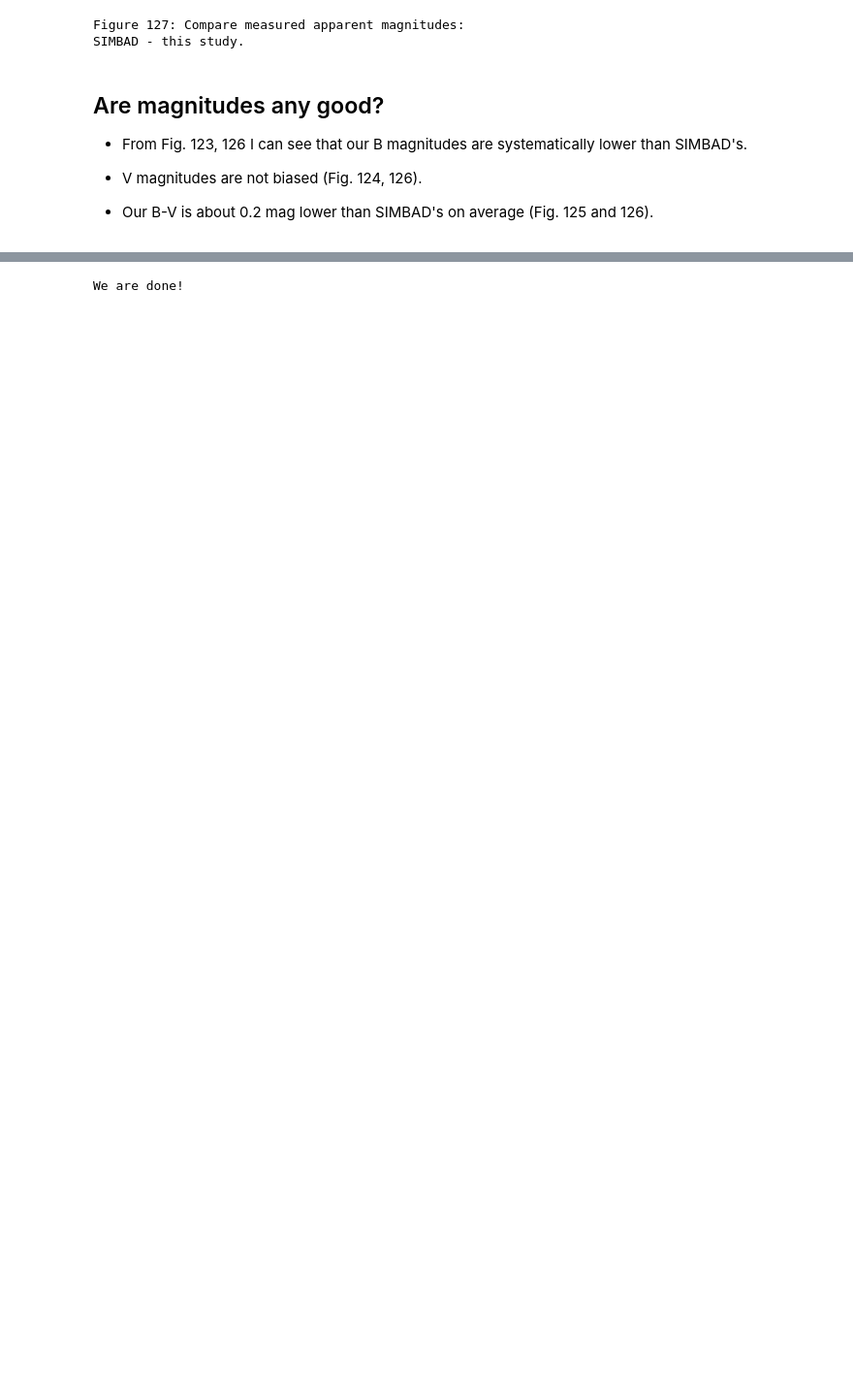
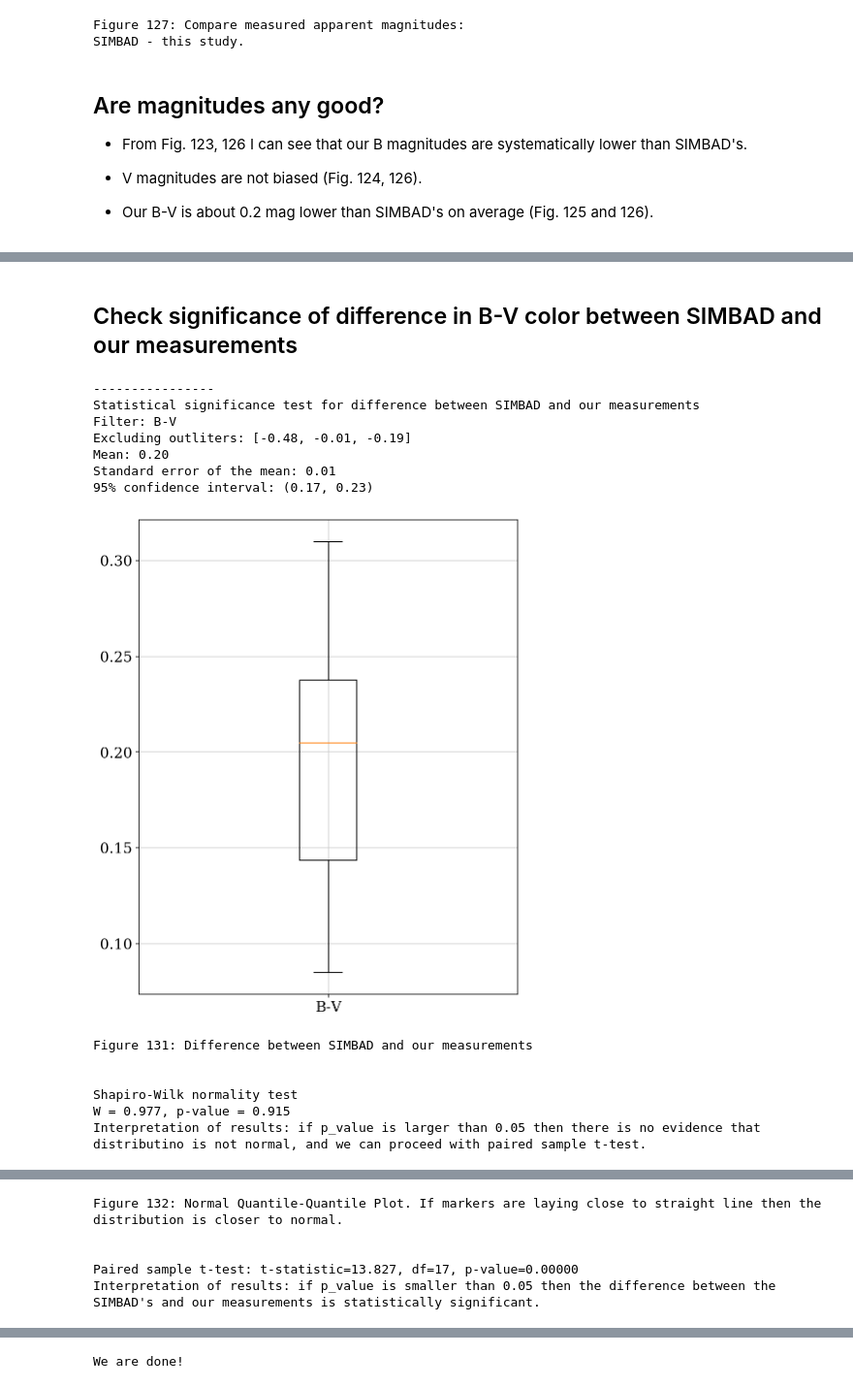
Before and after one commit to evgenyneu/asp3231_project, a Jupyter notebook: code/065_verify_magnitudes/verify_magnitudes.ipynb, the cells around one changed output, grey strips where cells are left out. Shown at 97% size. Drawn from its saved outputs; the diff is of its cells as text; code cells hidden in the pictures; blank space fills up the shorter version.

```diff
--- a/code/065_verify_magnitudes/verify_magnitudes.ipynb
+++ b/code/065_verify_magnitudes/verify_magnitudes.ipynb
@@ -587,0 +783,24 @@ SIMBAD - this study.
+# %% [markdown]
+## Check significance of difference in B-V color between SIMBAD and our measurements
+# %%
+figure_number += 1
+
+check_significance(df=df_check_stars, figure_number=figure_number, filter_name="B-V",
+                   min_value=0, max_value=0.4)
+
+figure_number += 2
+# %% [output]
+----------------
+Statistical significance test for difference between SIMBAD and our measurements
+Filter: B-V
+Excluding outliters: [-0.48, -0.01, -0.19]
+Mean: 0.20
+Standard error of the mean: 0.01
+95% confidence interval: (0.17, 0.23)
+[figure, added]
+Figure 131: Difference between SIMBAD and our measurements
+
+
+Shapiro-Wilk normality test
+W = 0.977, p-value = 0.915
+Interpretation of results: if p_value is larger than 0.05 then there is no evidence that distributino is not normal, and we can proceed with paired sample t-test.
@@ -587,0 +808,5 @@ SIMBAD - this study.
+Figure 132: Normal Quantile-Quantile Plot. If markers are laying close to straight line then the distribution is closer to normal.
+
+
+Paired sample t-test: t-statistic=13.827, df=17, p-value=0.00000
+Interpretation of results: if p_value is smaller than 0.05 then the difference between the SIMBAD's and our measurements is statistically significant.
```
Also changed, not shown: parts of 9 cells of this notebook, 8 other files.
